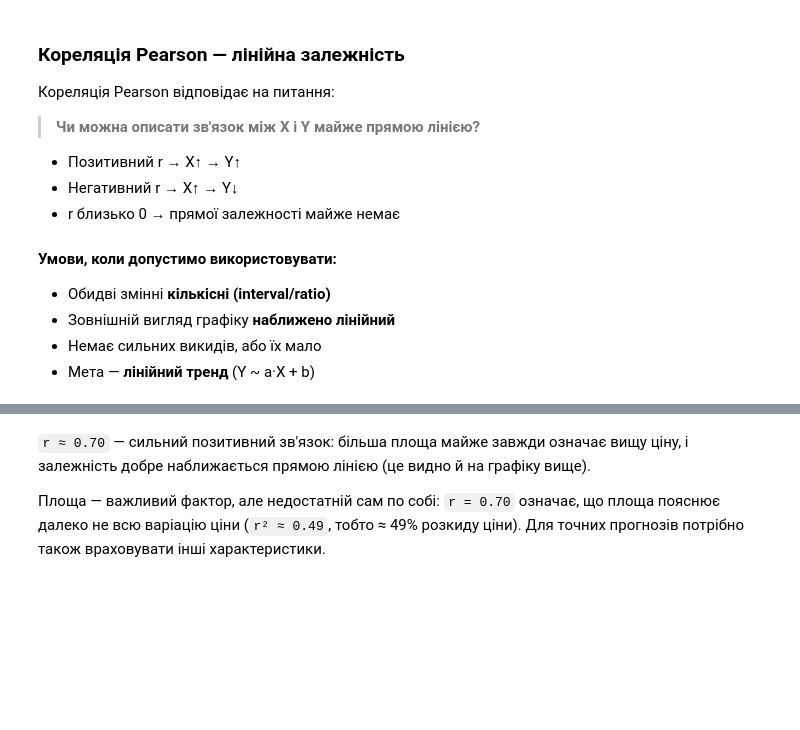
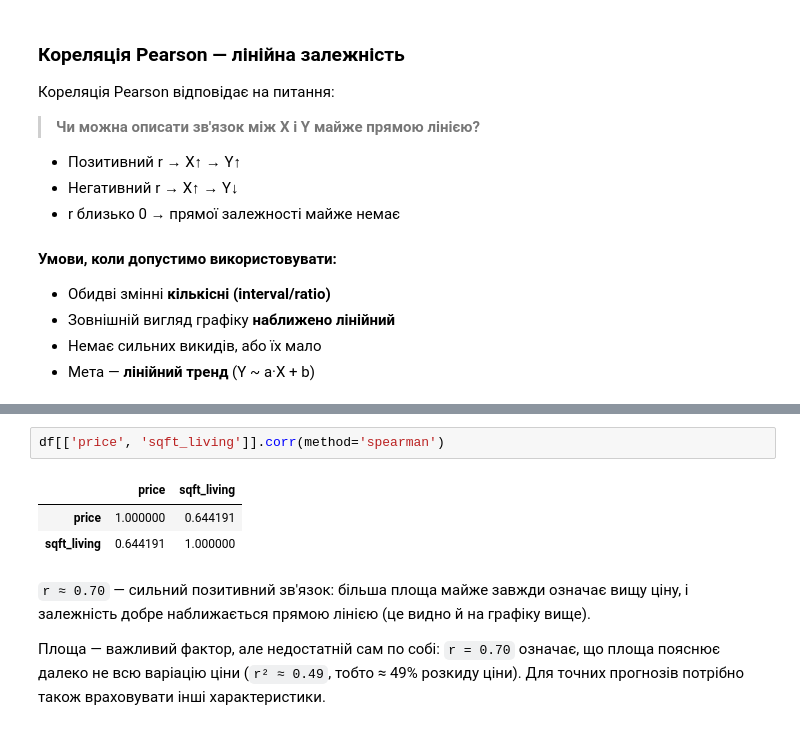
Before and after one commit to cpython-projects/da_27_07_2026, a Jupyter notebook: lesson_17.ipynb, the cells around one changed output, grey strips where cells are left out. Drawn from its saved outputs; the diff is of its cells as text; blank space fills up the shorter version.

```diff
--- a/lesson_17.ipynb
+++ b/lesson_17.ipynb
@@ -93,3 +125,9 @@ df[['price', 'sqft_living']].corr(method='pearson')
+# %%
+df[['price', 'sqft_living']].corr(method='spearman')
+# %% [output]
+|  | price | sqft_living |
+| price | 1.000000 | 0.644191 |
+| sqft_living | 0.644191 | 1.000000 |
 # %% [markdown]
 `r ≈ 0.70` — сильний позитивний зв'язок: більша площа майже завжди означає вищу ціну, і залежність добре наближається прямою лінією (це видно й на графіку вище).
 
```
Also changed, not shown: parts of 25 cells of this notebook.
